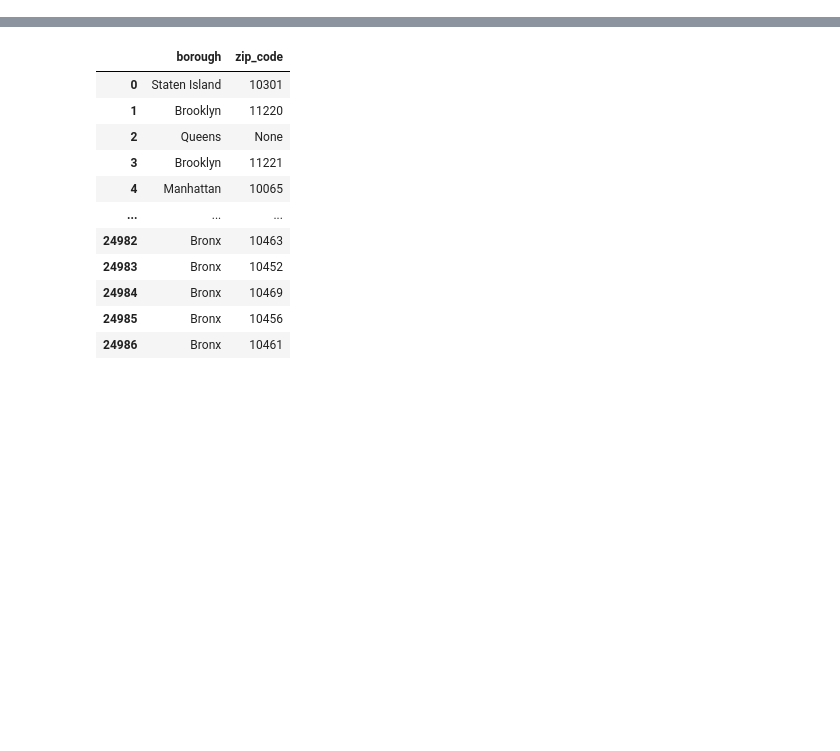
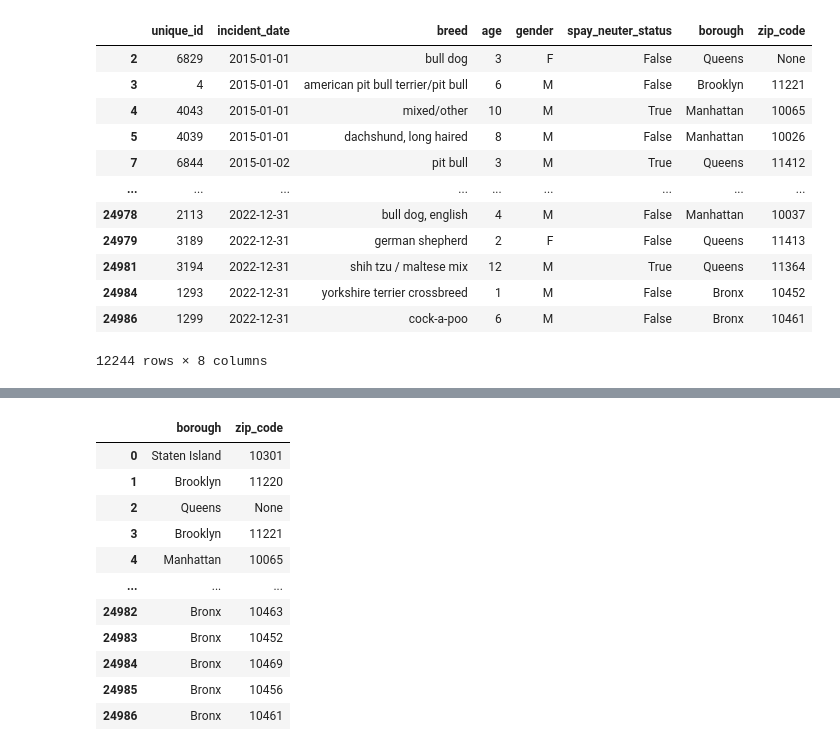
Before and after one commit to gburlew/Dog-Bite-Data, a Jupyter notebook: dogbites.ipynb, the cells around one changed output, grey strips where cells are left out. Saved outputs shown, nothing was run; the diff lists cells and outputs as text; code cells hidden in the pictures; blank space fills up the shorter version.

Commit message:
created an age function for cleaning the data.

```diff
--- a/dogbites.ipynb
+++ b/dogbites.ipynb
@@ -69,0 +87,22 @@ dog_data_clean
+# %%
+# This was to drop the gross data that was uploaded to 'age'.
+
+dog_data_clean = dog_data_clean[dog_data_clean['age'].str.contains("-") == False]
+dog_data_clean = dog_data_clean[dog_data_clean['age'].str.contains("/") == False]
+dog_data_clean = dog_data_clean[dog_data_clean['age'].str.contains("&") == False]
+dog_data_clean = dog_data_clean[dog_data_clean['age'].str.contains("mo") == False]
+dog_data_clean
+# %% [output]
+|  | unique_id | incident_date | breed | age | gender | spay_neuter_status | borough | zip_code |
+| 2 | 6829 | 2015-01-01 | bull dog | 3 | F | False | Queens | None |
+| 3 | 4 | 2015-01-01 | american pit bull terrier/pit bull | 6 | M | False | Brooklyn | 11221 |
+| 4 | 4043 | 2015-01-01 | mixed/other | 10 | M | True | Manhattan | 10065 |
+| 5 | 4039 | 2015-01-01 | dachshund, long haired | 8 | M | False | Manhattan | 10026 |
+| 7 | 6844 | 2015-01-02 | pit bull | 3 | M | True | Queens | 11412 |
+| ... | ... | ... | ... | ... | ... | ... | ... | ... |
+| 24978 | 2113 | 2022-12-31 | bull dog, english | 4 | M | False | Manhattan | 10037 |
+| 24979 | 3189 | 2022-12-31 | german shepherd | 2 | F | False | Queens | 11413 |
+| 24981 | 3194 | 2022-12-31 | shih tzu / maltese mix | 12 | M | True | Queens | 11364 |
+| 24984 | 1293 | 2022-12-31 | yorkshire terrier crossbreed | 1 | M | False | Bronx | 10452 |
+| 24986 | 1299 | 2022-12-31 | cock-a-poo | 6 | M | False | Bronx | 10461 |
+12244 rows × 8 columns
```
Also changed, not shown: parts of 6 cells of this notebook, 1 other file.
